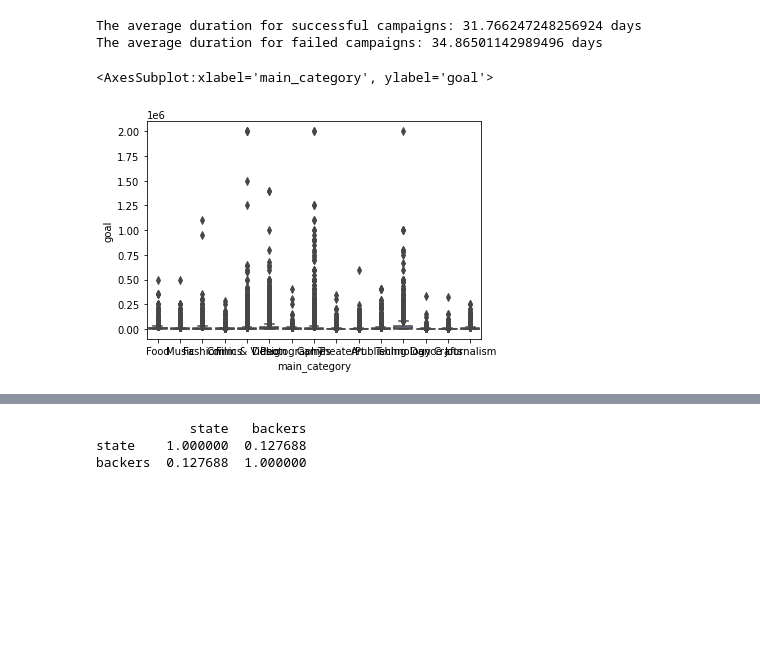
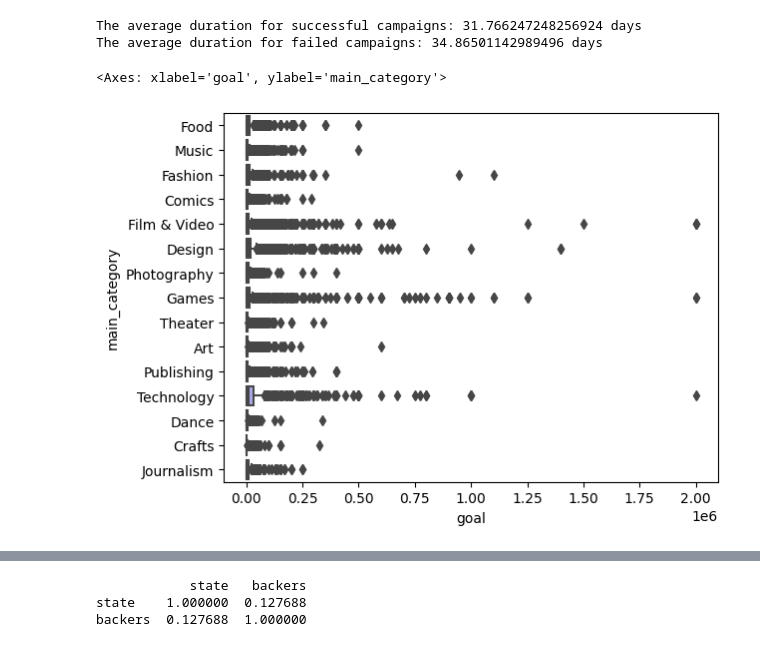
Before and after one commit to Iten-No-404/KickStarter-Success-Prediction, a Jupyter notebook: EDA.ipynb, the cells around one changed output, grey strips where cells are left out. Drawn from its saved outputs; the diff is of its cells as text; code cells hidden in the pictures; blank space fills up the shorter version.

```diff
--- a/EDA.ipynb
+++ b/EDA.ipynb
@@ -315,12 +317,12 @@ The average duration for failed campaigns: 34.86501142989496 days
 # %%
 # What are the distribution and statistics of the funding goals and pledges for different project categories?
 # Subset the successful projects
 successful = new_df.loc[new_df['state'] == 'successful']
 
 # Plot the boxplot
-sns.boxplot(x='main_category', y='goal', data=successful)
+sns.boxplot(y='main_category', x='goal', data=successful, orient='h')
 # %% [output]
-<AxesSubplot:xlabel='main_category', ylabel='goal'>
+<Axes: xlabel='goal', ylabel='main_category'>
-[figure, old version]
+[figure, new version]
 # %%
 # Plot the boxplot
```
Also changed, not shown: parts of 8 cells of this notebook.
